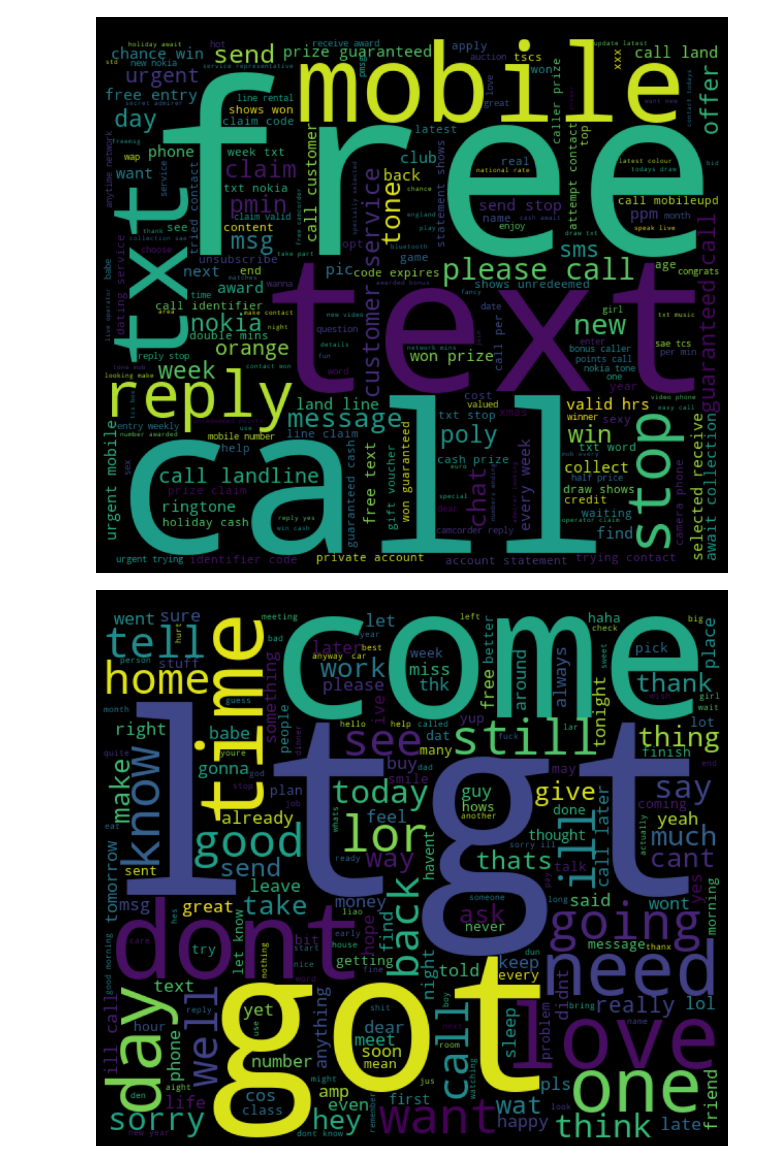
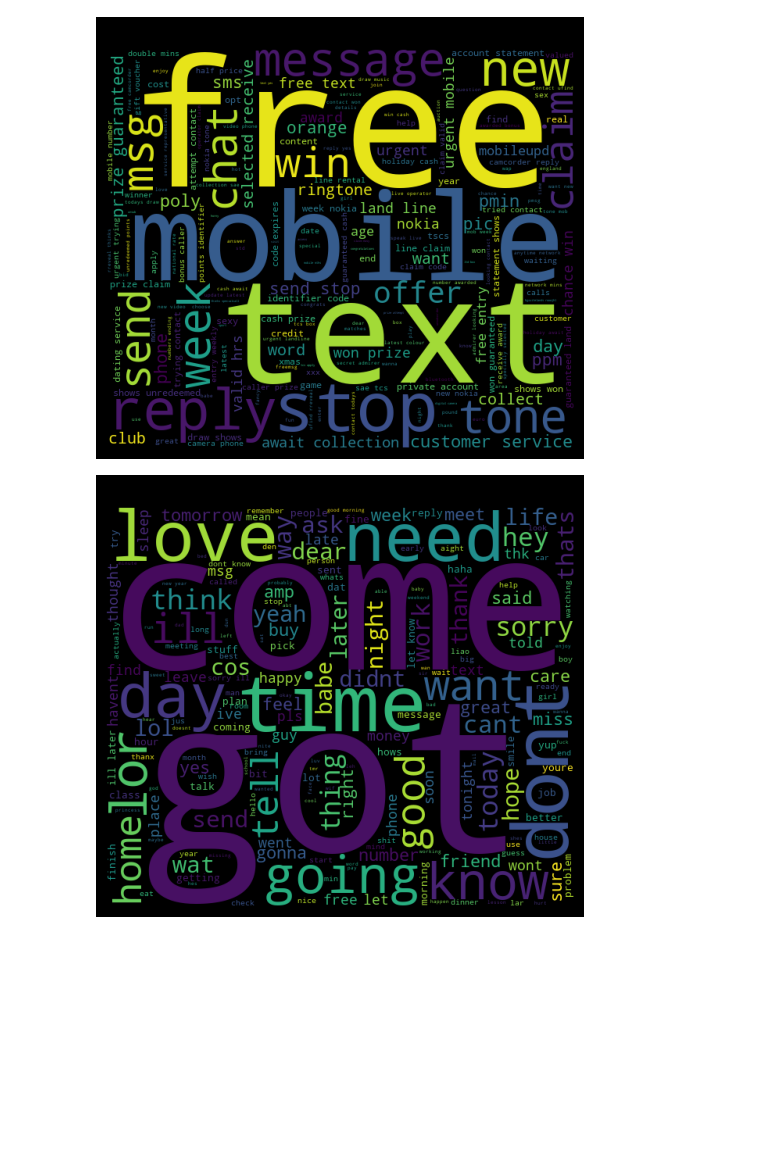
Before and after one commit to andr830g/EM-Spam-Classification, a Jupyter notebook: BagOfWord_Transformation.ipynb, the cells around one changed output. Drawn from its saved outputs; the diff is of its cells as text; code cells hidden in the pictures; blank space fills up the shorter version.

Commit message:
Improved word filtering

```diff
--- a/BagOfWord_Transformation.ipynb
+++ b/BagOfWord_Transformation.ipynb
@@ -6,7 +6,7 @@ from collections import Counter
 # %%
 # List of common English stopwords
 stop_words = set([
-    'i', 'me', 'my', 'myself', 'we', 'our', 'ours', 'ourselves', 'you', 'your', 'yours', 'yourself', 'yourselves',
+    'me', 'my', 'myself', 'we', 'our', 'ours', 'ourselves', 'you', 'your', 'yours', 'yourself', 'yourselves',
     'he', 'him', 'his', 'himself', 'she', 'her', 'hers', 'herself', 'it', 'its', 'itself', 'they', 'them', 'their',
     'theirs', 'themselves', 'what', 'which', 'who', 'whom', 'this', 'that', 'these', 'those', 'am', 'is', 'are', 'was',
     'were', 'be', 'been', 'being', 'have', 'has', 'had', 'having', 'do', 'does', 'did', 'doing', 'a', 'an', 'the', 'and',
@@ -14,8 +14,29 @@ stop_words = set([
     'into', 'through', 'during', 'before', 'after', 'above', 'below', 'to', 'from', 'up', 'down', 'in', 'out', 'on',
     'off', 'over', 'under', 'again', 'further', 'then', 'once', 'here', 'there', 'when', 'where', 'why', 'how', 'all',
     'any', 'both', 'each', 'few', 'more', 'most', 'other', 'some', 'such', 'no', 'nor', 'not', 'only', 'own', 'same',
-    'so', 'than', 'too', 'very', 's', 't', 'can', 'will', 'just', 'don', 'should', 'now'
+    'so', 'than', 'too', 'very', 'can', 'will', 'just', 'don', 'should', 'now', 'ltgt', 'txt'
 ])
+
+stop_words.update({'call', 'upon', 'still', 'nevertheless', 'down', 'every', 'forty', '‘re', 'always', 'whole', 'side', "n't", 'now', 'however',
+                   'an', 'show', 'least', 'give', 'below', 'did', 'sometimes', 'which', "'s", 'nowhere', 'per', 'hereupon', 'yours', 'she', 'moreover',
+                   'eight', 'somewhere', 'within', 'whereby', 'few', 'has', 'so', 'have', 'for', 'noone', 'top', 'were', 'those', 'thence', 'eleven', 'after',
+                   'no', '’ll', 'others', 'ourselves', 'themselves', 'though', 'that', 'nor', 'just', '’s', 'before', 'had', 'toward', 'another', 'should',
+                   'herself', 'and', 'these', 'such', 'elsewhere', 'further', 'next', 'indeed', 'bottom', 'anyone', 'his', 'each', 'then', 'both', 'became',
+                   'third', 'whom', '‘ve', 'mine', 'take', 'many', 'anywhere', 'to', 'well', 'thereafter', 'besides', 'almost', 'front', 'fifteen', 'towards',
+                   'none', 'be', 'herein', 'two', 'using', 'whatever', 'please', 'perhaps', 'full', 'ca', 'we', 'latterly', 'here', 'therefore', 'us', 'how', 'was',
+                   'made', 'the', 'or', 'may', '’re', 'namely', "'ve", 'anyway', 'amongst', 'used', 'ever', 'of', 'there', 'than', 'why', 'really', 'whither', 'in',
+                   'only', 'wherein', 'last', 'under', 'own', 'therein', 'go', 'seems', '‘m', 'wherever', 'either', 'someone', 'up', 'doing', 'on', 'rather', 'ours',
+                   'again', 'same', 'over', '‘s', 'latter', 'during', 'done', "'re", 'put', "'m", 'much', 'neither', 'among', 'seemed', 'into', 'once', 'my', 'otherwise',
+                   'part', 'everywhere', 'never', 'myself', 'must', 'will', 'am', 'can', 'else', 'although', 'as', 'beyond', 'are', 'too', 'becomes', 'does', 'a', 'everyone',
+                   'but', 'some', 'regarding', '‘ll', 'against', 'throughout', 'yourselves', 'him', "'d", 'it', 'himself', 'whether', 'move', '’m', 'hereafter', 're', 'while',
+                   'whoever', 'your', 'first', 'amount', 'twelve', 'serious', 'other', 'any', 'off', 'seeming', 'four', 'itself', 'nothing', 'beforehand', 'make', 'out', 'very',
+                   'already', 'various', 'until', 'hers', 'they', 'not', 'them', 'where', 'would', 'since', 'everything', 'at', 'together', 'yet', 'more', 'six', 'back', 'with',
+                   'thereupon', 'becoming', 'around', 'due', 'keep', 'somehow', 'n‘t', 'across', 'all', 'when', 'i', 'empty', 'nine', 'five', 'get', 'see', 'been', 'name',
+                   'between', 'hence', 'ten', 'several', 'from', 'whereupon', 'through', 'hereby', "'ll", 'alone', 'something', 'formerly', 'without', 'above', 'onto', 'except',
+                    'enough', 'become', 'behind', '’d', 'its', 'most', 'n’t', 'might', 'whereas', 'anything', 'if', 'her', 'via', 'fifty', 'is', 'thereby', 'twenty', 'often',
+                    'whereafter', 'their', 'also', 'anyhow', 'cannot', 'our', 'could', 'because', 'who', 'beside', 'by', 'whence', 'being', 'meanwhile', 'this', 'afterwards',
+                    'whenever', 'mostly', 'what', 'one', 'nobody', 'seem', 'less', 'do', '‘d', 'say', 'thus', 'unless', 'along', 'yourself', 'former', 'thru', 'he', 'hundred',
+                    'three', 'sixty', 'me', 'sometime', 'whose', 'you', 'quite', '’ve', 'about', 'even'})
 
 # Function to preprocess each email message
 def preprocess_text(text):
@@ -34,7 +55,10 @@ def preprocess_text(text):
     # Remove stopwords and words with 1 or 2 characters
     filtered_words = [word for word in words if (word not in stop_words) and len(word) > 2]
 
-    return filtered_words
+    # join filtered words into a cleaned message
+    cleaned_message = ' '.join(filtered_words)
+
+    return cleaned_message
 
 # Read the CSV file into a DataFrame
 df = pd.read_csv('spam.csv', encoding='latin-1')
@@ -50,25 +74,25 @@ df['tokens'] = df['message'].apply(preprocess_text)
 # %%
 from wordcloud import WordCloud
 import matplotlib.pyplot as plt
 
-spam_words = ' '.join(list(df[df['label'] == 1]['tokens'].apply(' '.join)))
+spam_words = ' '.join(df[df['label'] == 1]['tokens'])
 spam_wc = WordCloud(width = 600,height = 512).generate(spam_words)
-plt.figure(figsize = (12, 8), facecolor = 'k')
+plt.figure(figsize = (8, 4), facecolor = 'k')
 plt.imshow(spam_wc)
 plt.axis('off')
 plt.tight_layout(pad = 0)
 plt.title('Spam')
 plt.show()
 
-spam_words = ' '.join(list(df[df['label'] == 0]['tokens'].apply(' '.join)))
+spam_words = ' '.join(df[df['label'] == 0]['tokens'])
 spam_wc = WordCloud(width = 600,height = 512).generate(spam_words)
-plt.figure(figsize = (12, 8), facecolor = 'k')
+plt.figure(figsize = (8, 4), facecolor = 'k')
 plt.imshow(spam_wc)
 plt.axis('off')
 plt.tight_layout(pad = 0)
 plt.title('Ham')
 plt.show()
 # %% [output]
-[figure, old version]
+[figure, new version]
-[figure, old version]
+[figure, new version]
 # %%
```
Also changed, not shown: parts of 3 cells of this notebook.
